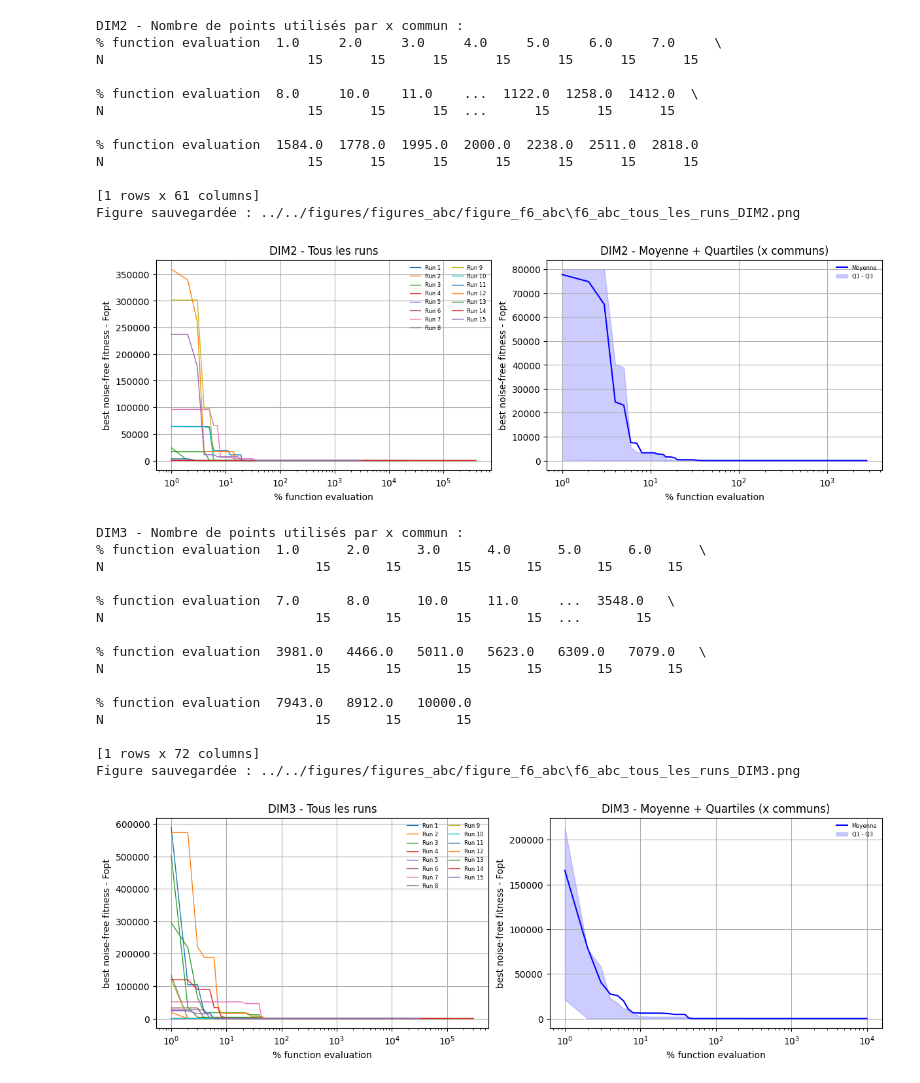
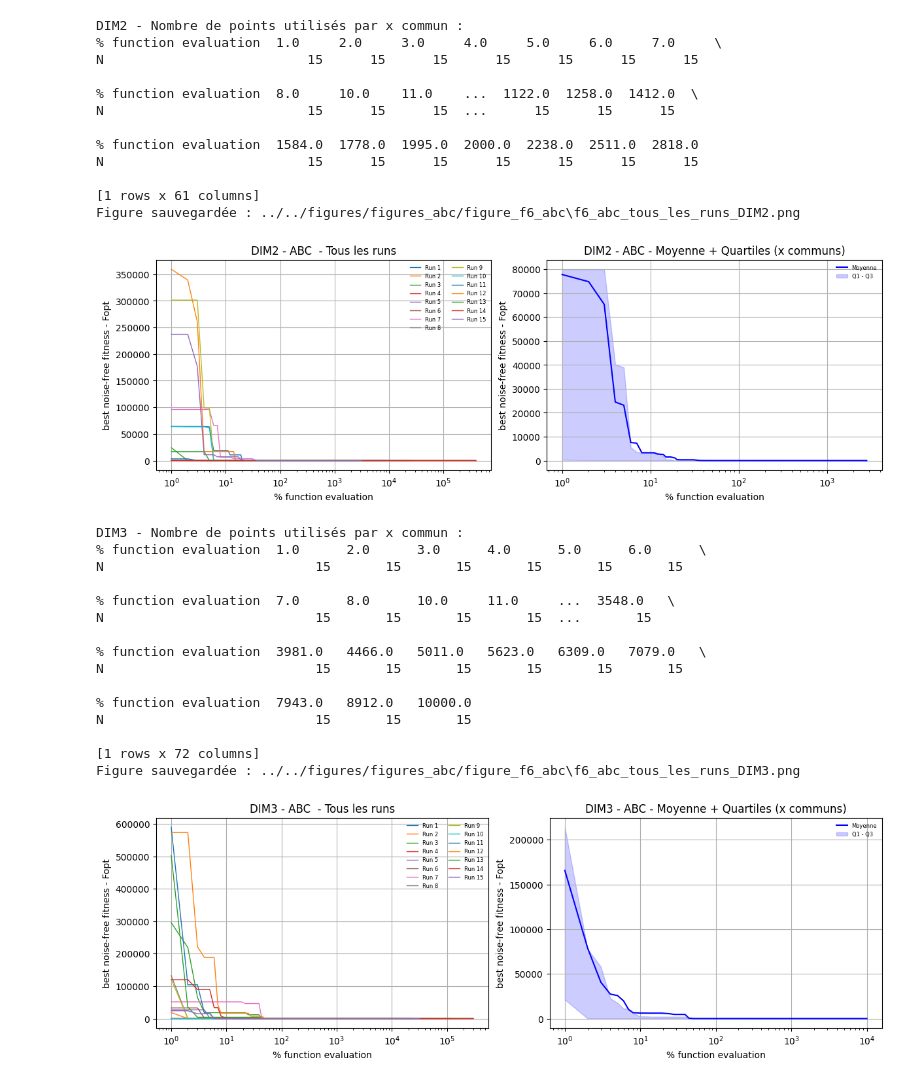
Before and after one commit to GTpas/project_bbob, a Jupyter notebook: projet_bbob/scripts/script_ABC/script_f6.ipynb, the cells around one changed output. Cells and saved outputs as stored; diff of their text form; code cells hidden in the pictures.

```diff
--- a/projet_bbob/scripts/script_ABC/script_f6.ipynb
+++ b/projet_bbob/scripts/script_ABC/script_f6.ipynb
@@ -61,7 +133,7 @@ for file_path in files:
                     linestyle='-', linewidth=1, label=f'Run {i+1}')
     axs[0].set_xlabel('% function evaluation')
     axs[0].set_ylabel('best noise-free fitness - Fopt')
-    axs[0].set_title(f'DIM{dimension} - Tous les runs')
+    axs[0].set_title(f'DIM{dimension} - ABC  - Tous les runs')
     axs[0].set_xscale('log')
     axs[0].grid(True)
     axs[0].legend(loc='upper right', fontsize=6, ncol=2, frameon=False)
@@ -92,37 +164,37 @@ for file_path in files:
     axs[1].fill_between(x_vals, stats['Q1'], stats['Q3'], alpha=0.2, color='blue', label='Q1 - Q3')
     axs[1].set_xlabel('% function evaluation')
     axs[1].set_ylabel('best noise-free fitness - Fopt')
-    axs[1].set_title(f'DIM{dimension} - Moyenne + Quartiles (x communs)')
+    axs[1].set_title(f'DIM{dimension} - ABC - Moyenne + Quartiles (x communs)')
     axs[1].set_xscale('log')
     axs[1].grid(True)
     axs[1].legend(loc='upper right', fontsize=6, frameon=False)
 
     print(f"\nDIM{dimension} - Nombre de points utilisés par x commun :")
     print(stats[['N']].astype(int).transpose())
 
     save_folder = "../../figures/figures_abc/figure_f6_abc"
     os.makedirs(save_folder, exist_ok=True)
     algo = "ABC"
     save_filename = f"f6_abc_tous_les_runs_DIM{dimension}.png"
     save_path = os.path.join(save_folder, save_filename)
     plt.savefig(save_path)
     print(f"Figure sauvegardée : {save_path}")
 
     plt.show()
 # %% [output]
 DIM2 - Nombre de points utilisés par x commun :
 % function evaluation  1.0     2.0     3.0     4.0     5.0     6.0     7.0     \
 N                          15      15      15      15      15      15      15
 
 % function evaluation  8.0     10.0    11.0    ...  1122.0  1258.0  1412.0  \
 N                          15      15      15  ...      15      15      15
 
 % function evaluation  1584.0  1778.0  1995.0  2000.0  2238.0  2511.0  2818.0
 N                          15      15      15      15      15      15      15
 
 [1 rows x 61 columns]
 Figure sauvegardée : ../../figures/figures_abc/figure_f6_abc\f6_abc_tous_les_runs_DIM2.png
-[figure, old version]
+[figure, new version]
 DIM3 - Nombre de points utilisés par x commun :
 % function evaluation  1.0      2.0      3.0      4.0      5.0      6.0      \
 N                           15       15       15       15       15       15
@@ -138,7 +210,7 @@ N                           15       15       15
 
 [1 rows x 72 columns]
 Figure sauvegardée : ../../figures/figures_abc/figure_f6_abc\f6_abc_tous_les_runs_DIM3.png
-[figure, old version]
+[figure, new version]
 DIM10 - Nombre de points utilisés par x commun :
 % function evaluation  1.0       2.0       3.0       4.0       5.0       \
 N                            15        15        15        15        15
```
Also changed, not shown: parts of 2 cells of this notebook, 18 other files.
